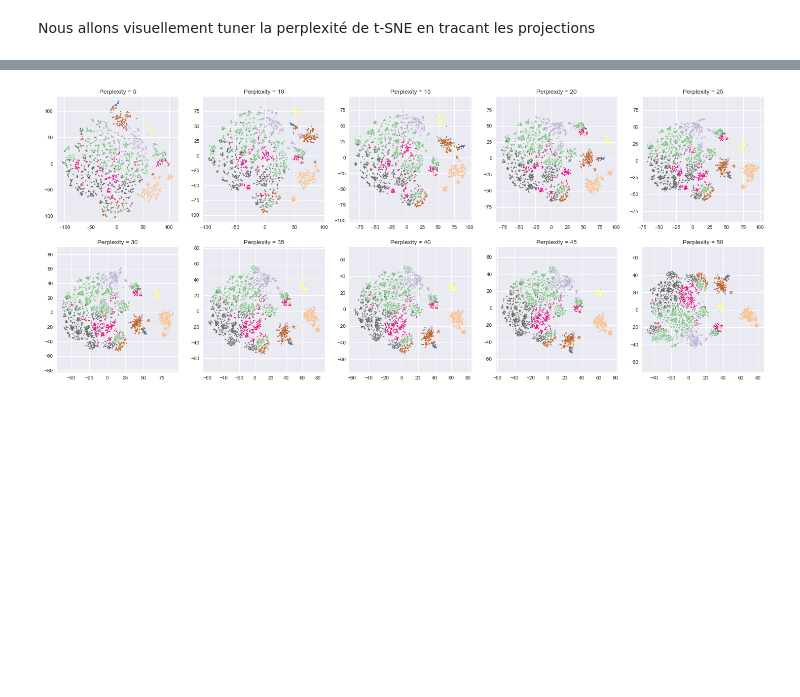
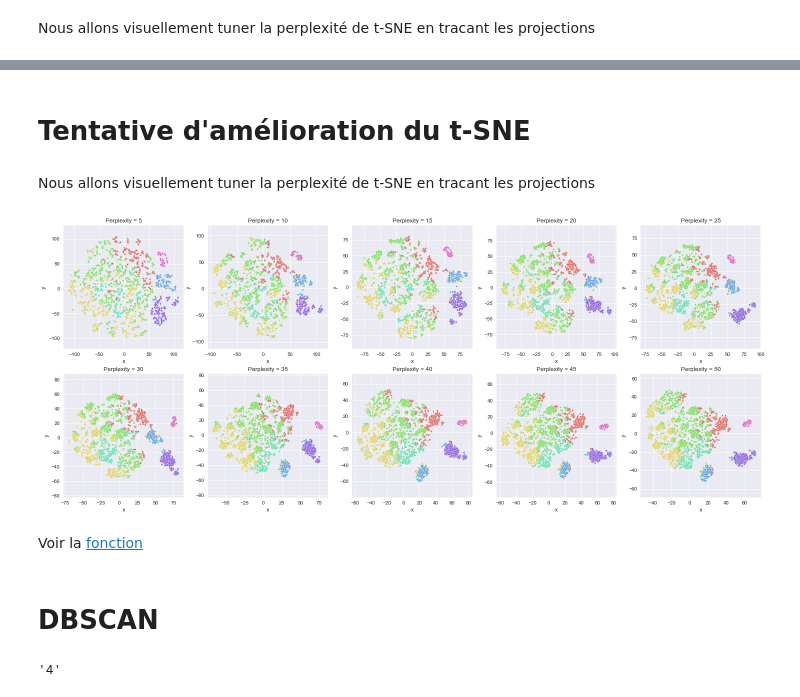
Before and after one commit to khub41/OC_P05, a Jupyter notebook: modelisation.ipynb, the cells around one changed output, grey strips where cells are left out. Cells and saved outputs as stored; diff of their text form; code cells hidden in the pictures; blank space fills up the shorter version.

```diff
--- a/modelisation.ipynb
+++ b/modelisation.ipynb
@@ -455,0 +682,5 @@ def plot_perplexity_tsne(tsne_data_save, color_from_labels=False, labels=None, s
+# %%
+logged_model = 'file:///C:/Users/S053567/Docs/OpenClassrooms/OC_P05/mlruns/3/4d1b1b46e84c465fa04d43b52891acb3/artifacts/model'
+
+# Load model as a PyFuncModel.
+loaded_model_v2_4 = mlflow.pyfunc.load_model(logged_model)
@@ -455,0 +699,6 @@ def plot_perplexity_tsne(tsne_data_save, color_from_labels=False, labels=None, s
+# %%
+logged_model = 'file:///C:/Users/S053567/Docs/OpenClassrooms/OC_P05/mlruns/3/d2fe6b00aa064fa18a02cad79c23ec4a/artifacts/model'
+
+
+# Load model as a PyFuncModel.
+loaded_model_v2_2 = mlflow.pyfunc.load_model(logged_model)
@@ -455,0 +713,5 @@ def plot_perplexity_tsne(tsne_data_save, color_from_labels=False, labels=None, s
+# %%
+logged_model = 'file:///C:/Users/S053567/Docs/OpenClassrooms/OC_P05/mlruns/3/8a5a1158a1a74e69a781c9e2c8ab4206/artifacts/model'
+
+# Load model as a PyFuncModel.
+loaded_model_v2_7 = mlflow.pyfunc.load_model(logged_model)
@@ -456,7 +738,26 @@ def plot_perplexity_tsne(tsne_data_save, color_from_labels=False, labels=None, s
+# %% [markdown]
+<a id='tuning_tsne_2'></a>
+# Tentative d'amélioration du t-SNE
+# %% [markdown]
+Nous allons visuellement tuner la perplexité de t-SNE en tracant les projections
+# %%
+tsne_data_save = {}
+for perplexity in np.arange(5,55,5):
+    tsne_test = manifold.TSNE(init='pca',
+                              random_state=41,
+                              n_jobs=-1,
+                              perplexity=perplexity)
+    data_tsne_test = tsne_test.fit_transform(data_scale)
+    tsne_data_save[perplexity] = data_tsne_test
 # %%
 plot_perplexity_tsne(tsne_data_save,
+                     loaded_model_v2_7,
                      color_from_labels=True,
-                     labels=loaded_model_10.predict(pd.DataFrame(data_scale)).astype('float'),
-                     savefig="perplexity_plots_11_clusters")
+                     savefig="perplexity_plots_v2_7")
 # %% [output]
-[figure, old version]
+[figure, new version]
+# %% [markdown]
+Voir la [fonction](#plot_perplexity_tsne)
+# %% [markdown]
+<a id='tuning_tsne_2'></a>
+# DBSCAN
@@ -462,0 +803,4 @@ plot_perplexity_tsne(tsne_data_save,
+# %%
+mlflow.create_experiment('DBSCAN')
+# %% [output]
+'4'
```
Also changed, not shown: parts of 92 cells of this notebook.
